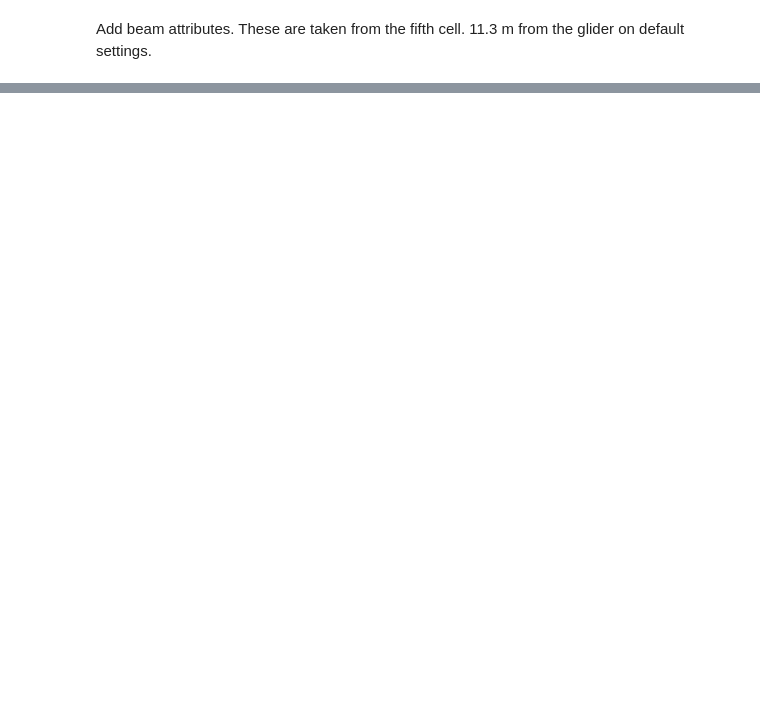
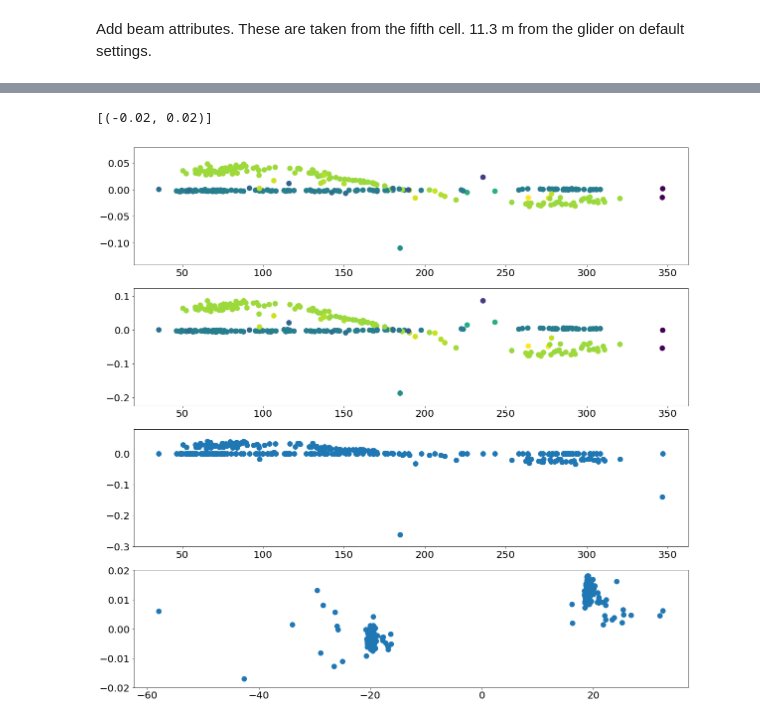
Before and after one commit to callumrollo/adcp-glider, a Jupyter notebook: notebooks/explore_data.ipynb, the cells around one changed output, grey strips where cells are left out. Cells and saved outputs as stored; diff of their text form; code cells hidden in the pictures; blank space fills up the shorter version.

```diff
--- a/notebooks/explore_data.ipynb
+++ b/notebooks/explore_data.ipynb
@@ -118,2 +98,13 @@ for cycle in overview.index:
+# %%
+fig, ax = plt.subplots(4,1,figsize=(20,20))
+ax = ax.ravel()
+ax[0].scatter(beam_attrs['heading'],mens,label='all', c=beam_attrs['pitch'])
+ax[1].scatter(beam_attrs['heading'],mene,label='east', c=beam_attrs['pitch'])
+ax[2].scatter(beam_attrs['heading'],menn,label='north')
+ax[3].scatter(beam_attrs['pitch'],menu,label='up')
+ax[3].set(ylim=[-0.02,0.02])
+# %% [output]
+[(-0.02, 0.02)]
+[figure, added]
 # %%
 overview.join(beam_attrs)
```
Also changed, not shown: parts of 31 cells of this notebook, 1 other file.
